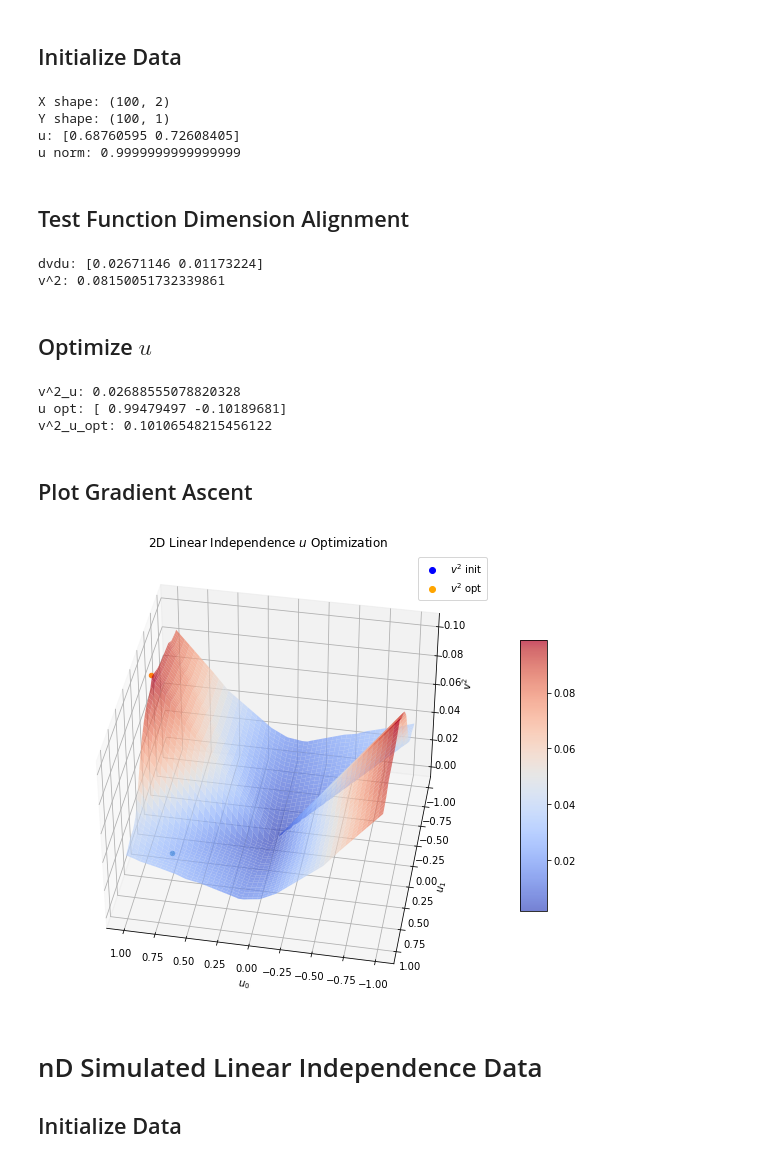
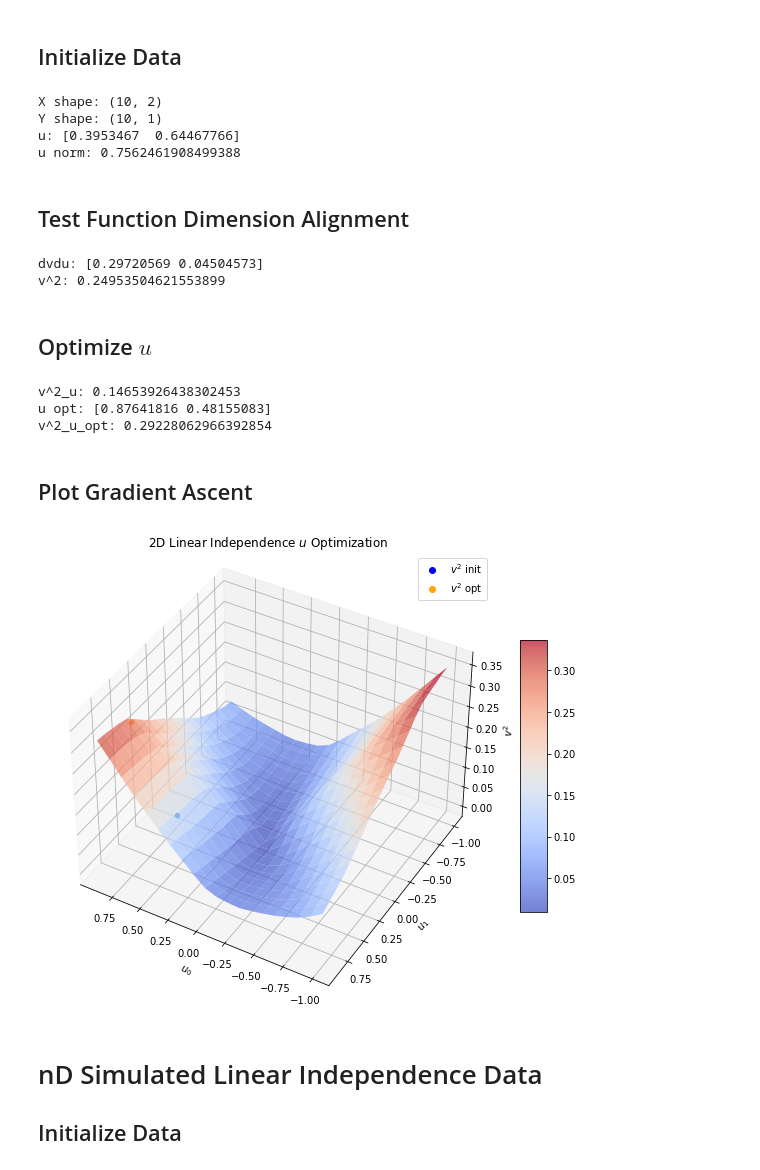
Before and after one commit to neurodata/hyppo, a Jupyter notebook: mgc_dcorr/simulated_DCA_demo.ipynb, the cells around one changed output. Saved outputs shown, nothing was run; the diff lists cells and outputs as text; code cells hidden in the pictures.

```diff
--- a/mgc_dcorr/simulated_DCA_demo.ipynb
+++ b/mgc_dcorr/simulated_DCA_demo.ipynb
@@ -78,7 +77,7 @@ v^2_u_opt: 0.15795390403284906
 u_plt = np.expand_dims(np.linspace(-1, 1, 11), 1)
 v_u_plt = np.zeros_like(u_plt)
 for i in range(u_plt.shape[0]):
-    R_X_u_i = dc.re_centered_dist_u(u_plt[i], X, N)
+    R_X_u_i = dc.re_centered_dist_u(u_plt[i], X)
     v_u_i = dc.dist_cov_sq(R_Y, R_X_u_i)
     v_u_plt[i] = v_u_i
 plt.plot(u_plt, v_u_plt)
@@ -118,10 +117,9 @@ ax.view_init(elev=20, azim=100);
 # %% [markdown]
 ## Initialize Data
 # %%
-X, Y = lin_sim(100, 2, noise=True)
-N = 10
-D_X = dc.dist_mat(X, N)
-D_Y = dc.dist_mat(Y, N)
+X, Y = lin_sim(10, 2, noise=True)
+D_X = dc.dist_mat(X)
+D_Y = dc.dist_mat(Y)
 R_X = dc.re_centered_dist(D_X)
 R_Y = dc.re_centered_dist(D_Y)
 u = np.random.rand(X.shape[1])
@@ -131,64 +129,65 @@ print(f"X shape: {X.shape}")
 print(f"Y shape: {Y.shape}")
 print(f"u: {u}")
 print(f"u norm: {u_norm}")
-R_X_u = dc.re_centered_dist_u(u, X, N)
+R_X_u = dc.re_centered_dist_u(u, X)
 # %% [output]
-X shape: (100, 2)
-Y shape: (100, 1)
-u: [0.68760595 0.72608405]
-u norm: 0.9999999999999999
+X shape: (10, 2)
+Y shape: (10, 1)
+u: [0.3953467  0.64467766]
+u norm: 0.7562461908499388
 # %% [markdown]
 ## Test Function Dimension Alignment
 # %%
-du = dc.dist_cov_sq_grad(u, X, Y, R_X, R_Y)
+du = dc.dist_cov_sq_grad(u, X, R_Y)
 print(f"dvdu: {du}")
 v = dc.dist_cov_sq(R_X, R_Y)
 print(f"v^2: {v}")
 # %% [output]
-dvdu: [0.02671146 0.01173224]
-v^2: 0.08150051732339861
+dvdu: [0.29720569 0.04504573]
+v^2: 0.24953504621553899
 # %% [markdown]
 ## Optimize $u$
 # %%
 v_u = dc.dist_cov_sq(R_Y, R_X_u)
 print(f"v^2_u: {v_u}")
-u_opt = dc.optim_u_gd(u, X, Y, R_X, R_Y, .1, 1000)
+u_opt = dc.optim_u_gd(u, X, R_Y, 1e-1, 1e-5)
 print(f"u opt: {u_opt}")
-R_X_u_opt = dc.re_centered_dist_u(u_opt, X, N)
+R_X_u_opt = dc.re_centered_dist_u(u_opt, X)
 v_u_opt = dc.dist_cov_sq(R_Y, R_X_u_opt)
 print(f"v^2_u_opt: {v_u_opt}")
 # %% [output]
-v^2_u: 0.02688555078820328
-u opt: [ 0.99479497 -0.10189681]
-v^2_u_opt: 0.10106548215456122
+v^2_u: 0.14653926438302453
+u opt: [0.87641816 0.48155083]
+v^2_u_opt: 0.29228062966392854
 # %% [markdown]
 ## Plot Gradient Ascent
 # %%
-X_surf = np.arange(-1, 1, 0.01)
-Y_surf = np.arange(-1, 1, 0.01)
+surf_res = 1e-1
+X_surf = np.arange(-1, 1, surf_res)
+Y_surf = np.arange(-1, 1, surf_res)
 X_surf, Y_surf = np.meshgrid(X_surf, Y_surf)
 v_u_plt = np.zeros_like(X_surf)
 for i in range(X_surf.shape[0]):
     for j in range(X_surf.shape[1]):
-        R_X_u_i = dc.re_centered_dist_u(np.array([X_surf[i, j], Y_surf[i, j]]), X, N)
+        R_X_u_i = dc.re_centered_dist_u(np.array([X_surf[i, j], Y_surf[i, j]]), X)
         v_u_i = dc.dist_cov_sq(R_Y, R_X_u_i)
         v_u_plt[i, j] = v_u_i
 # %%
 fig, ax = plt.subplots(subplot_kw={"projection": "3d"}, figsize=(10,10))
 surf = ax.plot_surface(X_surf, Y_surf, v_u_plt, cmap=cm.coolwarm, linewidth=0, antialiased=True, alpha=.7)
 ax.scatter([u[0]], [u[1]], [v_u])
 ax.scatter([u_opt[0]], [u_opt[1]], [v_u_opt])
 ax.set_xlabel(r"$u_0$")
 ax.set_ylabel(r"$u_1$")
 ax.set_zlabel(r"$v^2$")
 ax.set_title(r"2D Linear Independence $u$ Optimization")
 init_proxy = Line2D([0], [0], linestyle="none", c='blue', marker='o')
 opt_proxy = Line2D([0], [0], linestyle="none", c='orange', marker='o')
 ax.legend([init_proxy, opt_proxy], [r'$v^2$ init', r'$v^2$ opt'], numpoints=1)
 fig.colorbar(surf, shrink=0.5, aspect=10)
-ax.view_init(elev=40, azim=100);
+ax.view_init(elev=40, azim=120);
 # %% [output]
-[figure, old version]
+[figure, new version]
 # %% [markdown]
 # nD Simulated Linear Independence Data
 ## Initialize Data
```
Also changed, not shown: parts of 8 cells of this notebook, 1 other file.
